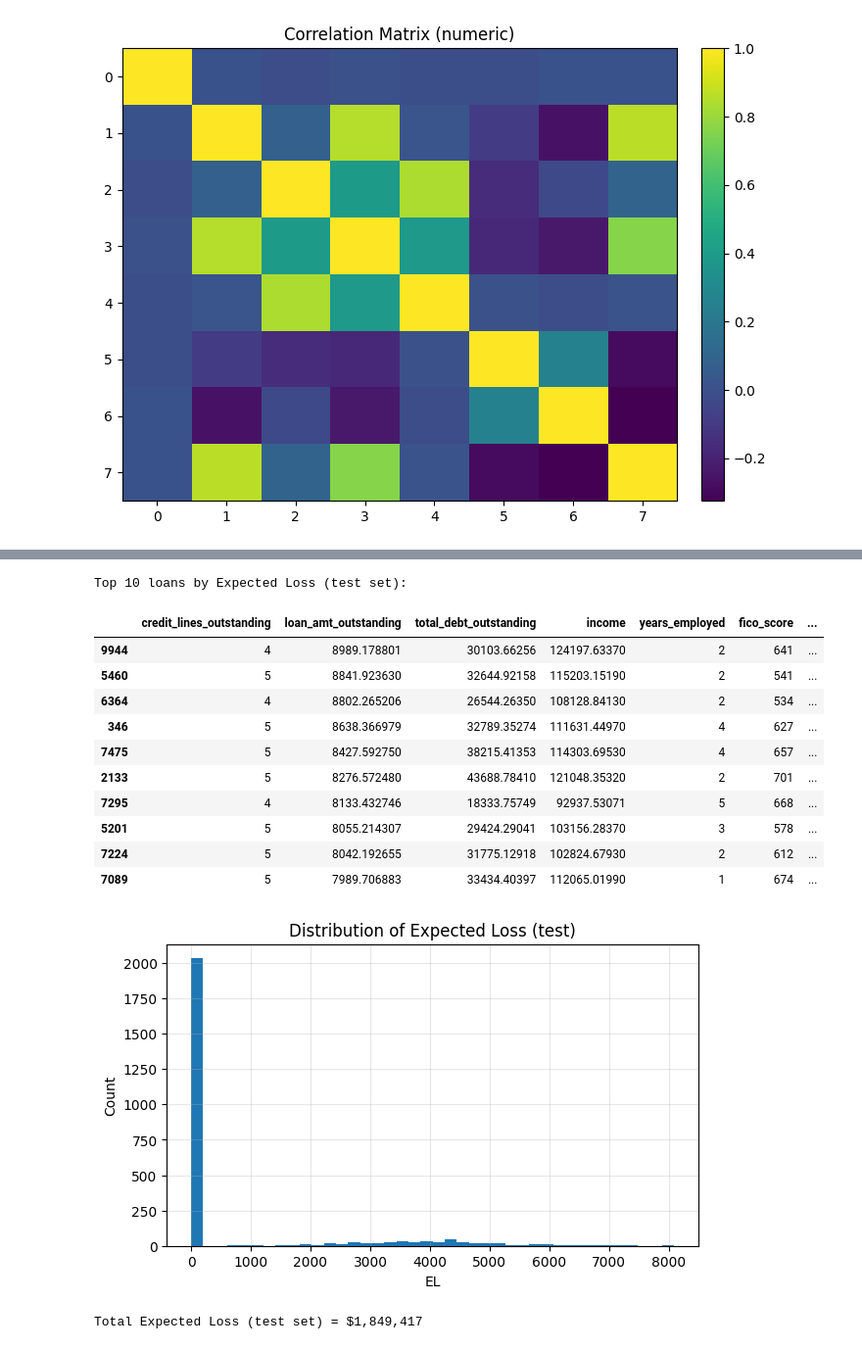
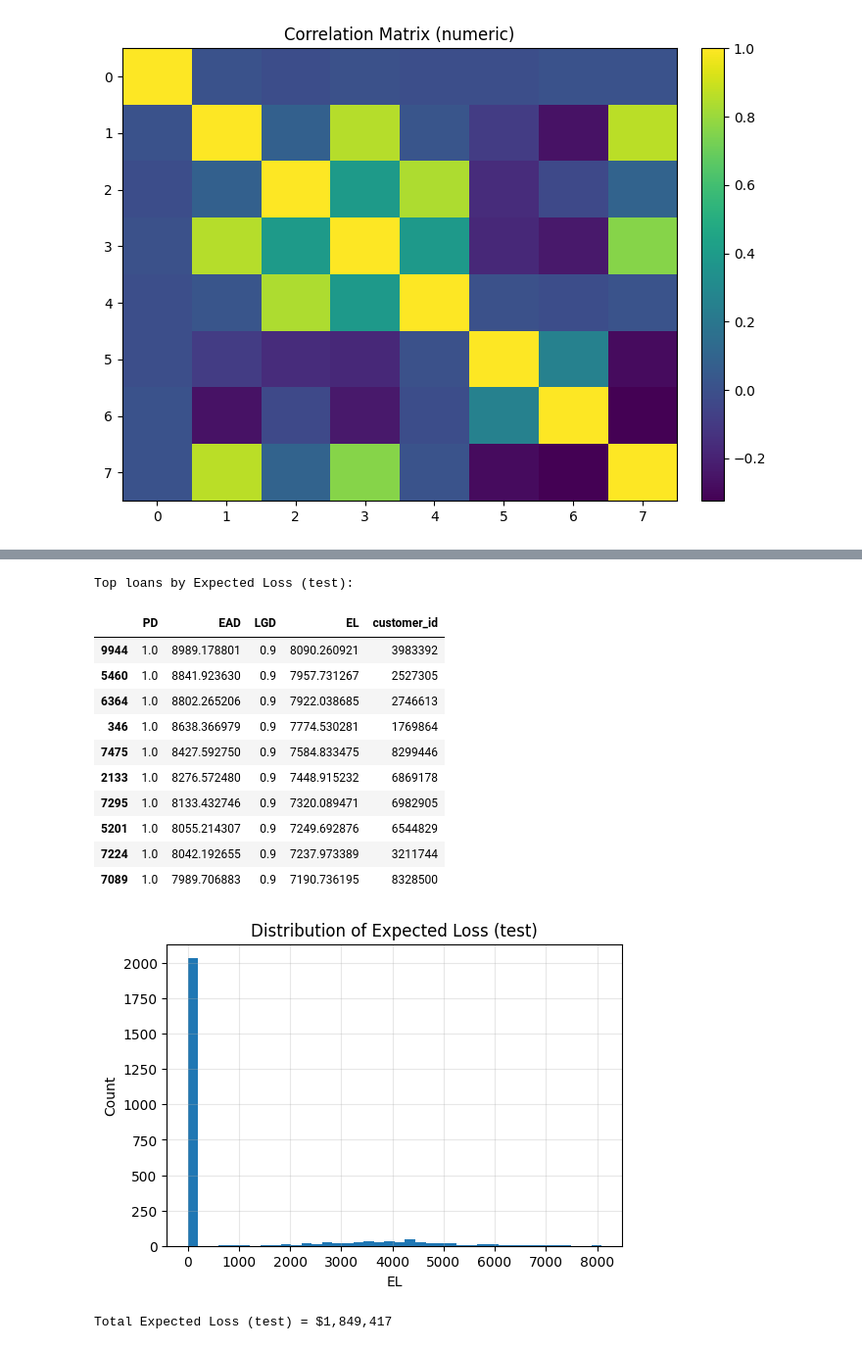
Before and after one commit to mian-abd/JP-Morgan-Quantitative-Research-Virtual-Experience, a Jupyter notebook: task3.ipynb, the cells around one changed output, grey strips where cells are left out. Shown at 98% size. Drawn from its saved outputs; the diff is of its cells as text; code cells hidden in the pictures.

```diff
--- a/task3.ipynb
+++ b/task3.ipynb
@@ -101,10 +98,10 @@ preprocess = ColumnTransformer(
     remainder="drop"
 )
 # %%
-#Split (stratified, no leakage)
-print("\n🔹 Train/test split (stratified)...")
-X_train, X_test, y_train, y_test = train_test_split(
+# --- 3) Train / validation split -------------------------------------------
+X_tr, X_te, y_tr, y_te = train_test_split(
     X, y, test_size=0.25, stratify=y, random_state=RANDOM_STATE
 )
-print(f"Train: {X_train.shape}, Test: {X_test.shape} | Default rate train={y_train.mean():.3f}, test={y_test.mean():.3f}")
+print(f"\nSplit → Train: {X_tr.shape}, Test: {X_te.shape} | "
+      f"default rate (train)={y_tr.mean():.3f}, (test)={y_te.mean():.3f}")
 # %% [output]
@@ -159,7 +150,6 @@ CV results (higher neg_log_loss is better):
 # %%
-# Probability calibration on top of best model
-print("\n Calibrating probabilities for EL (isotonic if enough data)...")
-method = "isotonic" if len(X_train) >= 5000 else "sigmoid"
+# --- 5) Probability calibration --------------------------------------------
+method = "isotonic" if len(X_tr) >= 5000 else "sigmoid"
 calibrated = CalibratedClassifierCV(best_est, cv=5, method=method)
-calibrated.fit(X_train, y_train)
+calibrated.fit(X_tr, y_tr)
 # %% [output]
@@ -239,41 +203,41 @@ Holdout performance (test set):
 # %%
-# Expected Loss (EL) on test set
+# --- 7) Expected Loss on the test set (for a reality check) -----------------
 RECOVERY = 0.10
 LGD = 1.0 - RECOVERY
-EAD_test = X_test["loan_amt_outstanding"].to_numpy()
-EL_test = pd_test * LGD * EAD_test
+EAD_te = X_te["loan_amt_outstanding"].to_numpy()
+EL_te = pd_test * LGD * EAD_te
 
-test_output = X_test.copy()
-test_output["PD"] = pd_test
-test_output["EAD"] = EAD_test
-test_output["LGD"] = LGD
-test_output["EL"] = EL_test
+test_view = X_te.copy()
+test_view["PD"] = pd_test
+test_view["EAD"] = EAD_te
+test_view["LGD"] = LGD
+test_view["EL"]  = EL_te
 if id_col:
-    test_output[id_col] = df.loc[X_test.index, id_col].values
+    test_view[id_col] = df.loc[X_te.index, id_col].values
 
-print("\nTop 10 loans by Expected Loss (test set):")
-display(test_output.sort_values("EL", ascending=False).head(10))
+print("\nTop loans by Expected Loss (test):")
+display(test_view.sort_values("EL", ascending=False).head(10)[["PD","EAD","LGD","EL"] + ([id_col] if id_col else [])])
 
-fig, ax = plt.subplots(figsize=(7,4))
-ax.hist(test_output["EL"], bins=40)
+fig, ax = plt.subplots(figsize=(6,4))
+ax.hist(test_view["EL"], bins=40)
 ax.set_title("Distribution of Expected Loss (test)")
 ax.set_xlabel("EL"); ax.set_ylabel("Count"); ax.grid(alpha=0.3)
 plt.show()
 
-print(f"Total Expected Loss (test set) = ${test_output['EL'].sum():,.0f}")
+print(f"Total Expected Loss (test) = ${test_view['EL'].sum():,.0f}")
 # %% [output]
-Top 10 loans by Expected Loss (test set):
+Top loans by Expected Loss (test):
-|  | credit_lines_outstanding | loan_amt_outstanding | total_debt_outstanding | income | years_employed | fico_score | ... |
-| 9944 | 4 | 8989.178801 | 30103.66256 | 124197.63370 | 2 | 641 | ... |
-| 5460 | 5 | 8841.923630 | 32644.92158 | 115203.15190 | 2 | 541 | ... |
-| 6364 | 4 | 8802.265206 | 26544.26350 | 108128.84130 | 2 | 534 | ... |
-| 346 | 5 | 8638.366979 | 32789.35274 | 111631.44970 | 4 | 627 | ... |
-| 7475 | 5 | 8427.592750 | 38215.41353 | 114303.69530 | 4 | 657 | ... |
-| 2133 | 5 | 8276.572480 | 43688.78410 | 121048.35320 | 2 | 701 | ... |
-| 7295 | 4 | 8133.432746 | 18333.75749 | 92937.53071 | 5 | 668 | ... |
-| 5201 | 5 | 8055.214307 | 29424.29041 | 103156.28370 | 3 | 578 | ... |
-| 7224 | 5 | 8042.192655 | 31775.12918 | 102824.67930 | 2 | 612 | ... |
-| 7089 | 5 | 7989.706883 | 33434.40397 | 112065.01990 | 1 | 674 | ... |
+|  | PD | EAD | LGD | EL | customer_id |
+| 9944 | 1.0 | 8989.178801 | 0.9 | 8090.260921 | 3983392 |
+| 5460 | 1.0 | 8841.923630 | 0.9 | 7957.731267 | 2527305 |
+| 6364 | 1.0 | 8802.265206 | 0.9 | 7922.038685 | 2746613 |
+| 346 | 1.0 | 8638.366979 | 0.9 | 7774.530281 | 1769864 |
+| 7475 | 1.0 | 8427.592750 | 0.9 | 7584.833475 | 8299446 |
+| 2133 | 1.0 | 8276.572480 | 0.9 | 7448.915232 | 6869178 |
+| 7295 | 1.0 | 8133.432746 | 0.9 | 7320.089471 | 6982905 |
+| 5201 | 1.0 | 8055.214307 | 0.9 | 7249.692876 | 6544829 |
+| 7224 | 1.0 | 8042.192655 | 0.9 | 7237.973389 | 3211744 |
+| 7089 | 1.0 | 7989.706883 | 0.9 | 7190.736195 | 8328500 |
-[figure, old version]
+[figure, new version]
-Total Expected Loss (test set) = $1,849,417
+Total Expected Loss (test) = $1,849,417
 # %%
```
Also changed, not shown: parts of 9 cells of this notebook.
